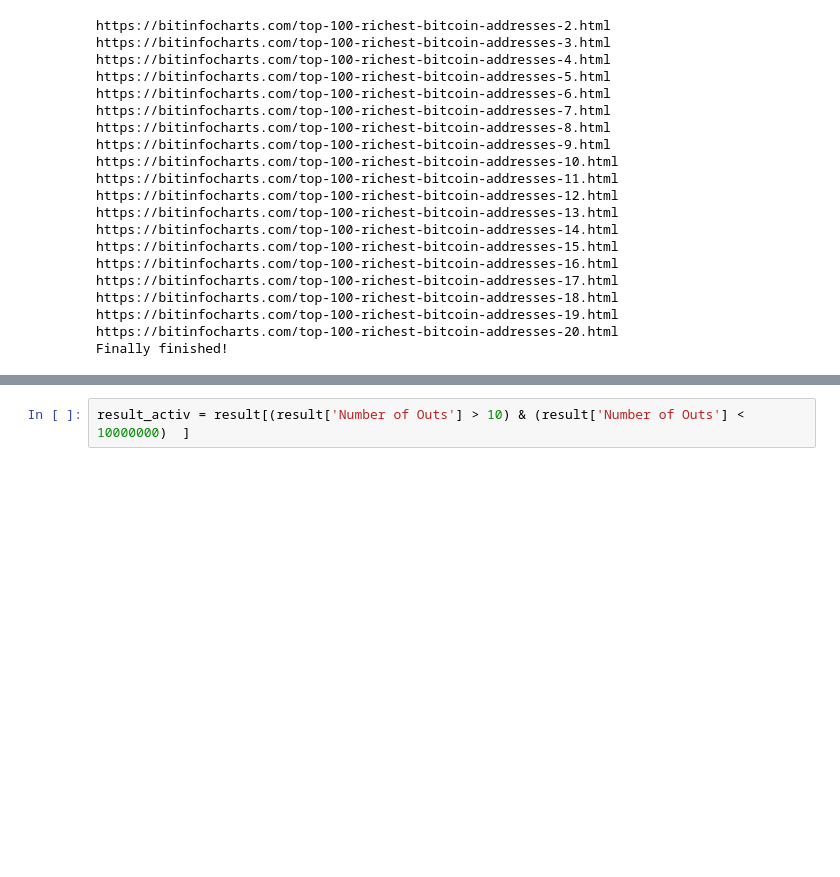
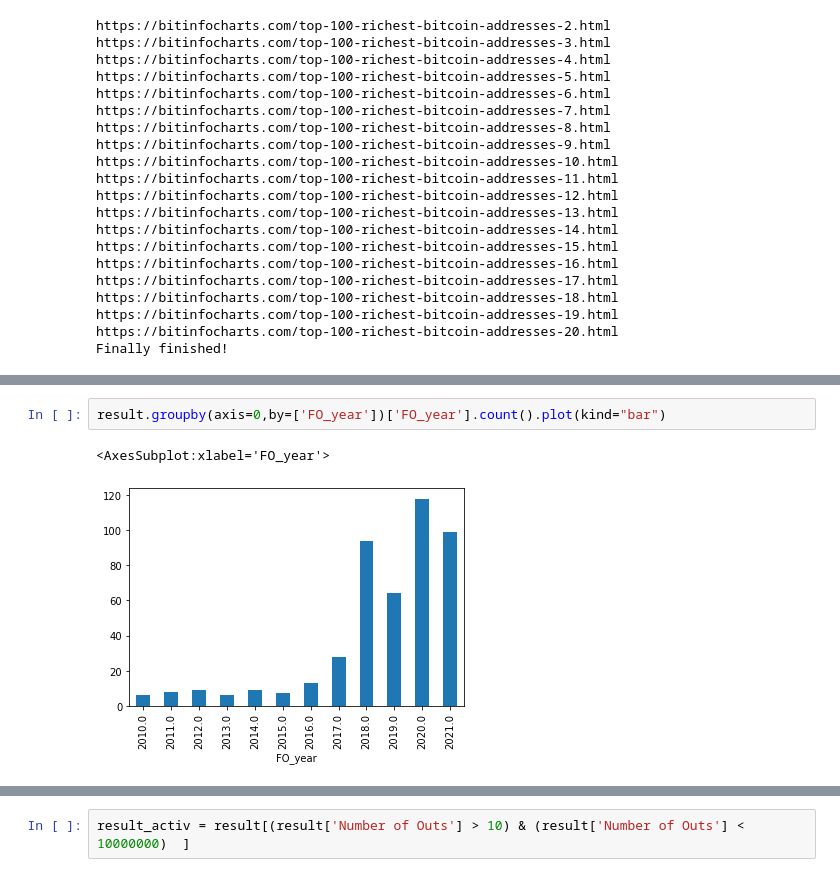
Before and after one commit to GAB-ALE/BITCOIN, a Jupyter notebook: script.ipynb, the cells around one changed output, grey strips where cells are left out. Cells and saved outputs as stored; diff of their text form; blank space fills up the shorter version.

```diff
--- a/script.ipynb
+++ b/script.ipynb
@@ -134,0 +143,5 @@ result
+# %%
+result.groupby(axis=0,by=['FO_year'])['FO_year'].count().plot(kind="bar")
+# %% [output]
+<AxesSubplot:xlabel='FO_year'>
+[figure, added]
```
Also changed, not shown: parts of 34 cells of this notebook, 1 other file.
